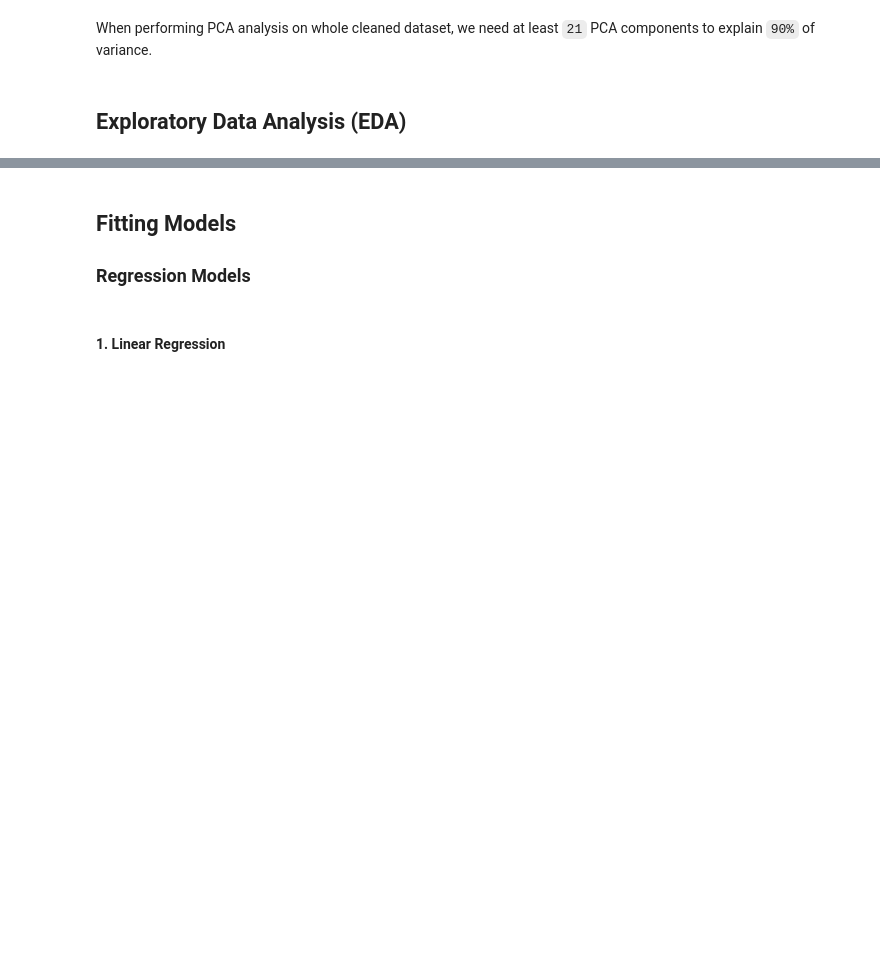
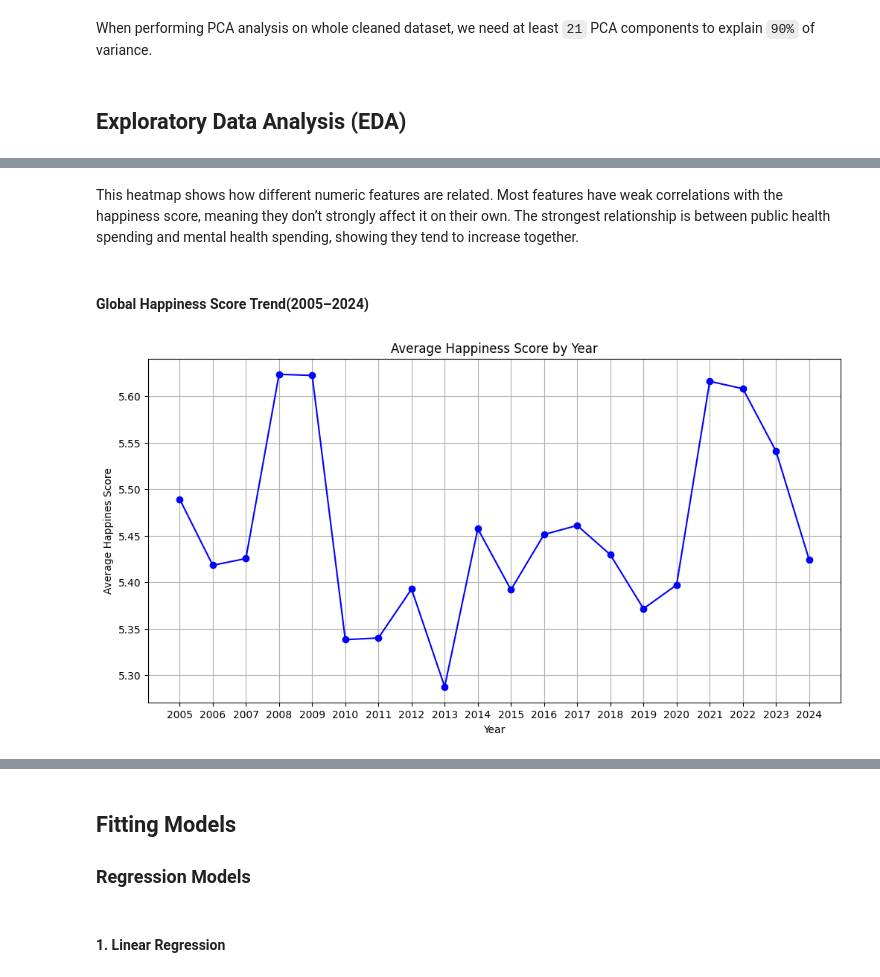
Before and after one commit to MadalinaTilvan/World-Happiness-Report, a Jupyter notebook: World Happiness Report.ipynb, the cells around one changed output, grey strips where cells are left out. Cells and saved outputs as stored; diff of their text form; code cells hidden in the pictures; blank space fills up the shorter version.

```diff
--- a/World Happiness Report.ipynb
+++ b/World Happiness Report.ipynb
@@ -401,0 +397,18 @@ When performing PCA analysis on whole cleaned dataset, we need at least `21` PCA
+# %% [markdown]
+This heatmap shows how different numeric features are related. Most features have weak correlations with the happiness score, meaning they don’t strongly affect it on their own. The strongest relationship is between public health spending and mental health spending, showing they tend to increase together.
+# %% [markdown]
+#### Global Happiness Score Trend(2005–2024)
+# %%
+happiness_score=happiness_clean.groupby('Year')['Happiness_Score'].mean().reset_index()
+happiness_score.head(2)
+#plot trends
+plt.figure(figsize=(12,6))
+plt.plot(happiness_score['Year'], happiness_score['Happiness_Score'], marker='o', color='blue')
+plt.title('Average Happiness Score by Year')
+plt.xlabel('Year')
+plt.ylabel('Average Happines Score')
+plt.xticks(happiness_score['Year'].unique())
+plt.grid(True)
+plt.show()
+# %% [output]
+[figure, added]
```
Also changed, not shown: parts of 37 cells of this notebook.
